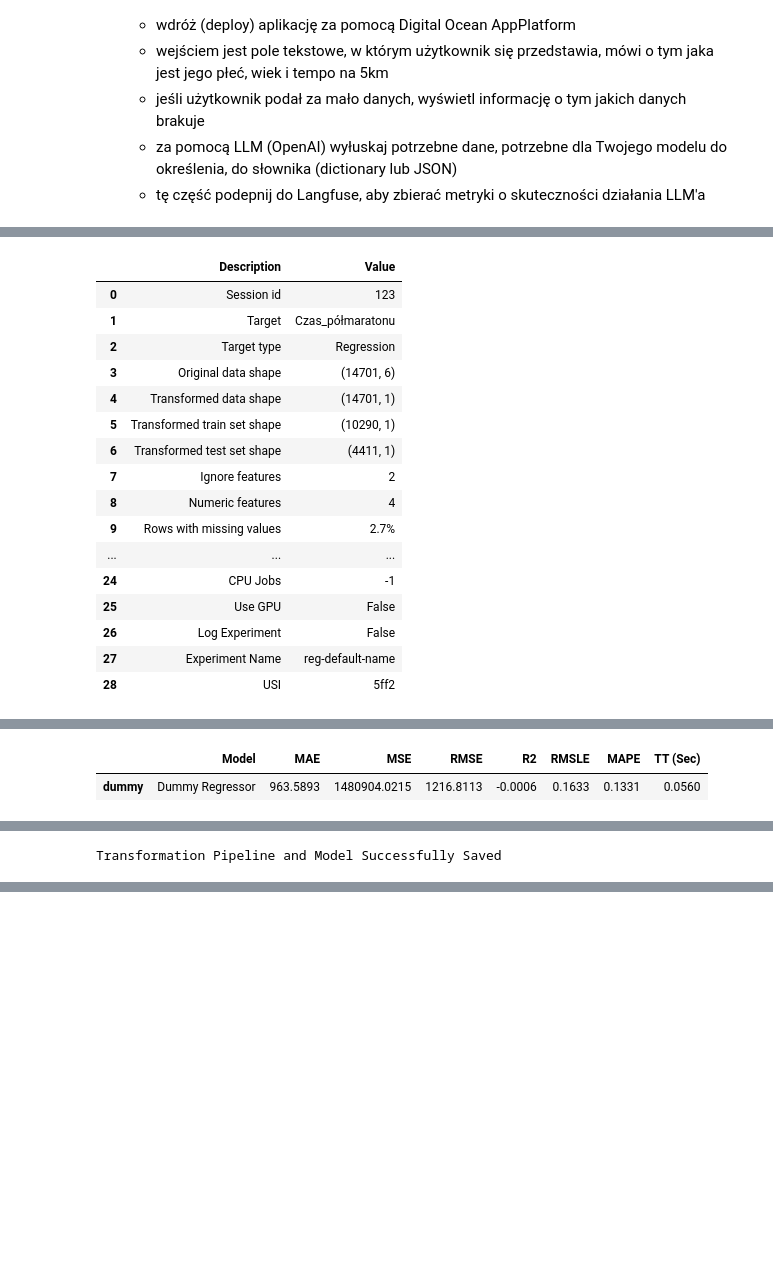
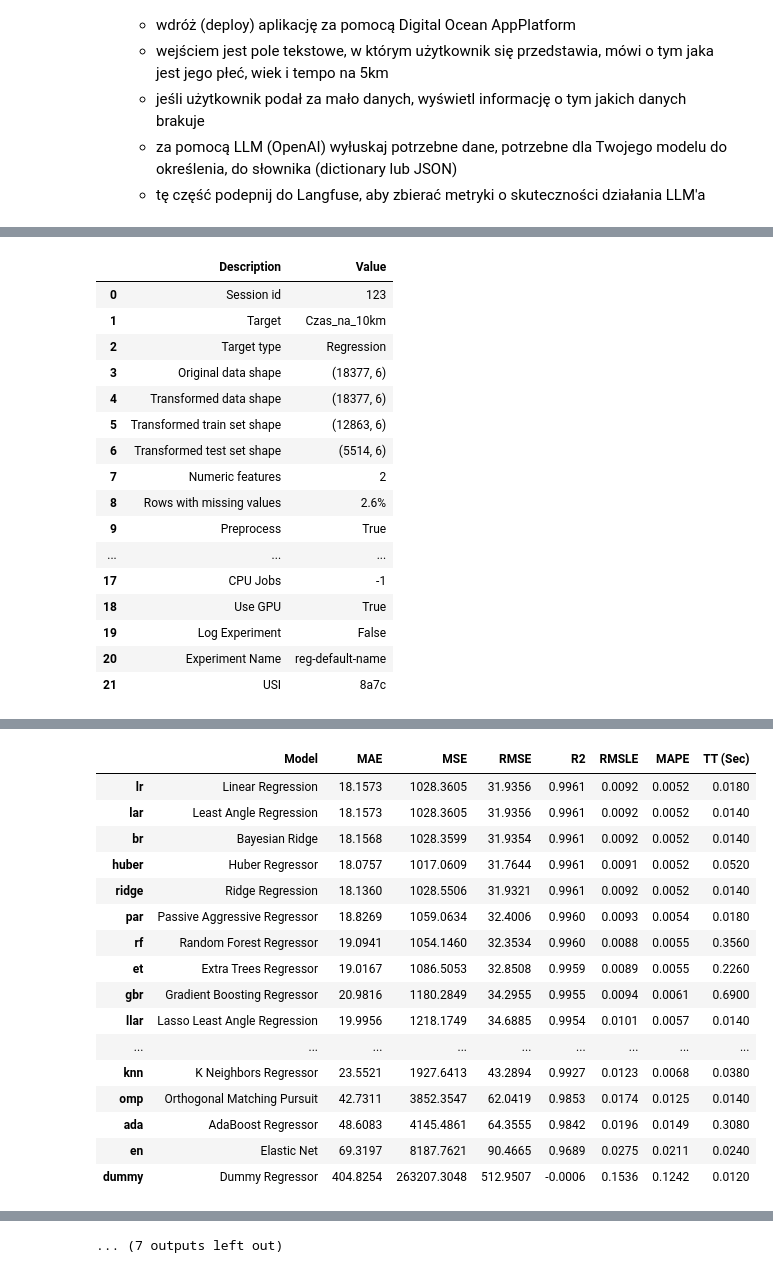
Before and after one commit to maciejATcosphere/p-maraton, a Jupyter notebook: 41__zadanie_domowe.ipynb, the cells around one changed output, grey strips where cells are left out. Saved outputs shown, nothing was run; the diff lists cells and outputs as text; code cells hidden in the pictures; blank space fills up the shorter version.

Commit message:
wersja 3 modele - nie dziala

```diff
--- a/41__zadanie_domowe.ipynb
+++ b/41__zadanie_domowe.ipynb
@@ -76,16 +76,17 @@ df
 
 # Funkcja do trenowania modelu i przewidywania czasów na różnych odcinkach
 def train_and_predict(target_column):
-    # Podział danych na zbiór treningowy i testowy
-    train_data, test_data = train_test_split(df, test_size=0.2, random_state=123)
 
     # Ustawienie środowiska PyCaret z dodatkowymi cechami (w tym Płeć, Wiek)
-    setup(data=train_data,
+    setup(data=df,
           target=target_column,
           session_id=123,
           normalize=True,
-          feature_selection=True,
-          remove_multicollinearity=True
+        #   feature_selection=True,
+        #   remove_multicollinearity=True
+        use_gpu=True,
+        numeric_features=['Wiek', 'Płeć'],
+        verbose=True
         )
 
     # Porównanie modeli
@@ -100,5 +101,8 @@ def train_and_predict(target_column):
     return final_model
 
 # Trenowanie i zapisanie modeli dla różnych celów (czas na 5 km, 10 km, 15 km i pełny półmaraton)
-halfmarathon_time_model = train_and_predict('Czas_półmaratonu')
+time_5km_model = train_and_predict('Czas_na_5km')
+time_10km_model = train_and_predict('Czas_na_10km')
+time_15km_model = train_and_predict('Czas_na_15km')
+# halfmarathon_time_model = train_and_predict('Czas_półmaratonu')
 # %% [output]
@@ -111,17 +126,17 @@ And if memory is not enough, you can set `force_col_wise=true`.
 |  | Description | Value |
 | 0 | Session id | 123 |
-| 1 | Target | Czas_półmaratonu |
+| 1 | Target | Czas_na_10km |
 | 2 | Target type | Regression |
-| 3 | Original data shape | (14701, 6) |
-| 4 | Transformed data shape | (14701, 1) |
-| 5 | Transformed train set shape | (10290, 1) |
-| 6 | Transformed test set shape | (4411, 1) |
-| 7 | Ignore features | 2 |
-| 8 | Numeric features | 4 |
-| 9 | Rows with missing values | 2.7% |
+| 3 | Original data shape | (18377, 6) |
+| 4 | Transformed data shape | (18377, 6) |
+| 5 | Transformed train set shape | (12863, 6) |
+| 6 | Transformed test set shape | (5514, 6) |
+| 7 | Numeric features | 2 |
+| 8 | Rows with missing values | 2.6% |
+| 9 | Preprocess | True |
 | ... | ... | ... |
-| 24 | CPU Jobs | -1 |
-| 25 | Use GPU | False |
-| 26 | Log Experiment | False |
-| 27 | Experiment Name | reg-default-name |
-| 28 | USI | 5ff2 |
+| 17 | CPU Jobs | -1 |
+| 18 | Use GPU | True |
+| 19 | Log Experiment | False |
+| 20 | Experiment Name | reg-default-name |
+| 21 | USI | 8a7c |
@@ -128,5 +160,19 @@ And if memory is not enough, you can set `force_col_wise=true`.
 [interactive output not drawn]
 |  | Model | MAE | MSE | RMSE | R2 | RMSLE | MAPE | TT (Sec) |
-| dummy | Dummy Regressor | 963.5893 | 1480904.0215 | 1216.8113 | -0.0006 | 0.1633 | 0.1331 | 0.0560 |
+| lr | Linear Regression | 18.1573 | 1028.3605 | 31.9356 | 0.9961 | 0.0092 | 0.0052 | 0.0180 |
+| lar | Least Angle Regression | 18.1573 | 1028.3605 | 31.9356 | 0.9961 | 0.0092 | 0.0052 | 0.0140 |
+| br | Bayesian Ridge | 18.1568 | 1028.3599 | 31.9354 | 0.9961 | 0.0092 | 0.0052 | 0.0140 |
+| huber | Huber Regressor | 18.0757 | 1017.0609 | 31.7644 | 0.9961 | 0.0091 | 0.0052 | 0.0520 |
+| ridge | Ridge Regression | 18.1360 | 1028.5506 | 31.9321 | 0.9961 | 0.0092 | 0.0052 | 0.0140 |
+| par | Passive Aggressive Regressor | 18.8269 | 1059.0634 | 32.4006 | 0.9960 | 0.0093 | 0.0054 | 0.0180 |
+| rf | Random Forest Regressor | 19.0941 | 1054.1460 | 32.3534 | 0.9960 | 0.0088 | 0.0055 | 0.3560 |
+| et | Extra Trees Regressor | 19.0167 | 1086.5053 | 32.8508 | 0.9959 | 0.0089 | 0.0055 | 0.2260 |
+| gbr | Gradient Boosting Regressor | 20.9816 | 1180.2849 | 34.2955 | 0.9955 | 0.0094 | 0.0061 | 0.6900 |
+| llar | Lasso Least Angle Regression | 19.9956 | 1218.1749 | 34.6885 | 0.9954 | 0.0101 | 0.0057 | 0.0140 |
+| ... | ... | ... | ... | ... | ... | ... | ... | ... |
+| knn | K Neighbors Regressor | 23.5521 | 1927.6413 | 43.2894 | 0.9927 | 0.0123 | 0.0068 | 0.0380 |
+| omp | Orthogonal Matching Pursuit | 42.7311 | 3852.3547 | 62.0419 | 0.9853 | 0.0174 | 0.0125 | 0.0140 |
+| ada | AdaBoost Regressor | 48.6083 | 4145.4861 | 64.3555 | 0.9842 | 0.0196 | 0.0149 | 0.3080 |
+| en | Elastic Net | 69.3197 | 8187.7621 | 90.4665 | 0.9689 | 0.0275 | 0.0211 | 0.0240 |
+| dummy | Dummy Regressor | 404.8254 | 263207.3048 | 512.9507 | -0.0006 | 0.1536 | 0.1242 | 0.0120 |
 [interactive output not drawn]
-Transformation Pipeline and Model Successfully Saved
@@ -132,0 +249 @@ Transformation Pipeline and Model Successfully Saved
+... (7 outputs left out)
```
Also changed, not shown: parts of 1 cell of this notebook, 5 other files.
